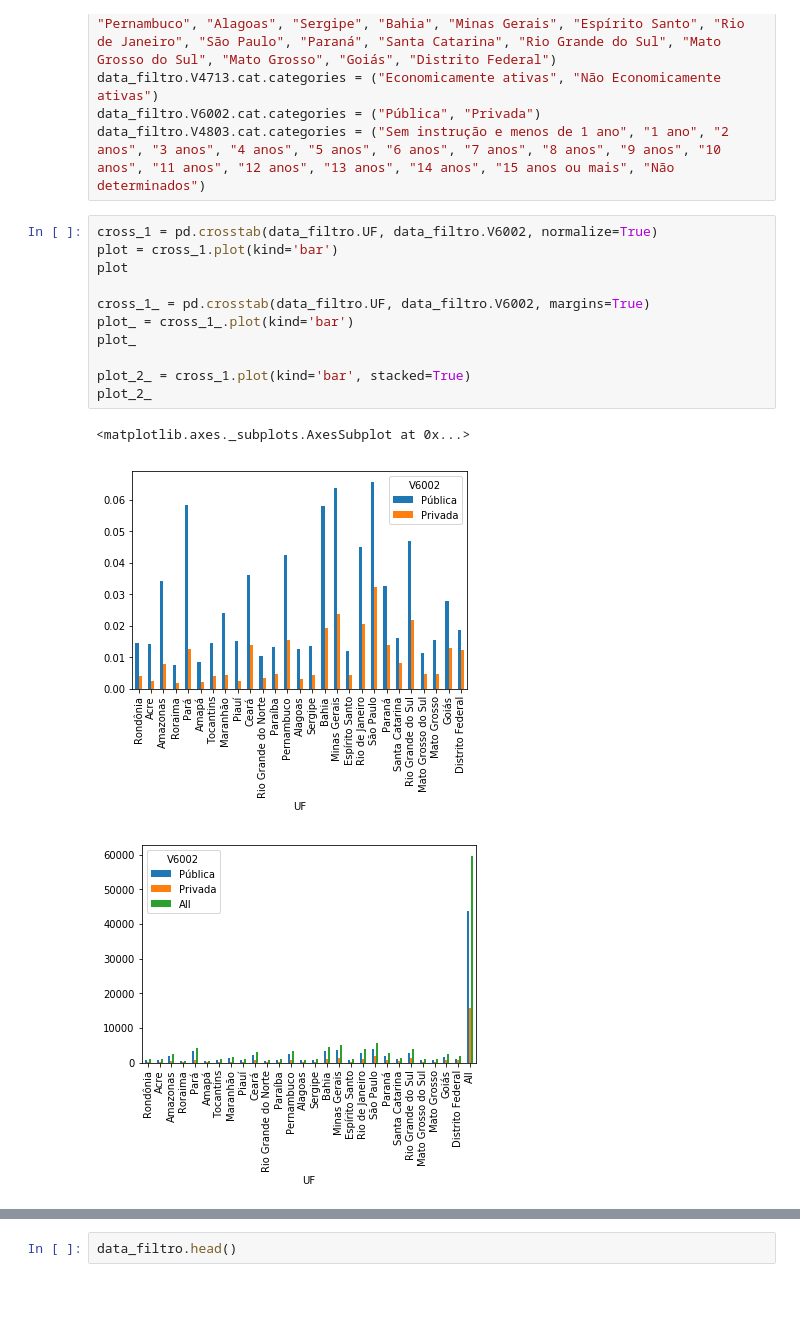
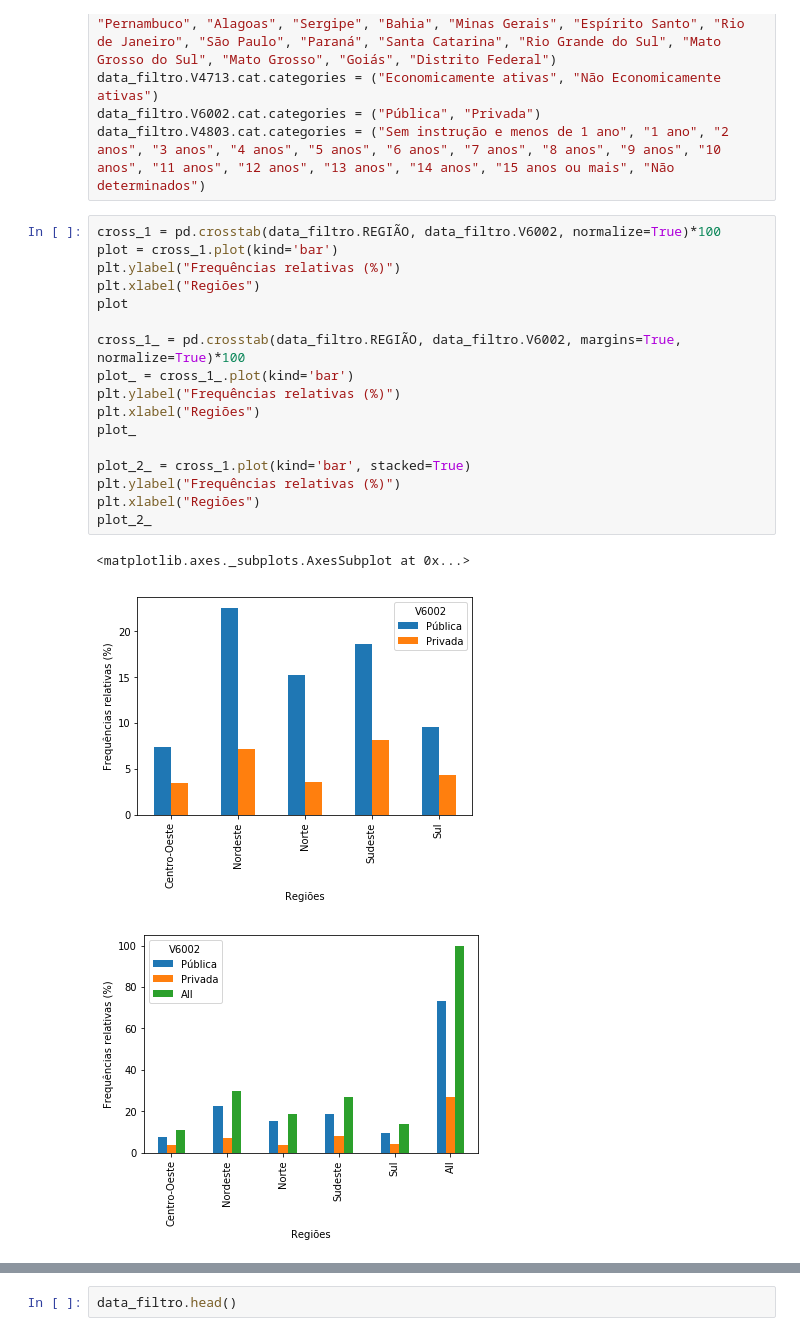
Before and after one commit to FidyBack/projeto_Cdata, a Jupyter notebook: Projeto_PNAD.ipynb, the cells around one changed output, grey strips where cells are left out. Saved outputs shown, nothing was run; the diff lists cells and outputs as text; blank space fills up the shorter version.

```diff
--- a/Projeto_PNAD.ipynb
+++ b/Projeto_PNAD.ipynb
@@ -63,17 +63,23 @@ data_filtro.V4713.cat.categories = ("Economicamente ativas", "Não Economicament
 data_filtro.V6002.cat.categories = ("Pública", "Privada")
 data_filtro.V4803.cat.categories = ("Sem instrução e menos de 1 ano", "1 ano", "2 anos", "3 anos", "4 anos", "5 anos", "6 anos", "7 anos", "8 anos", "9 anos", "10 anos", "11 anos", "12 anos", "13 anos", "14 anos", "15 anos ou mais", "Não determinados")
 # %%
-cross_1 = pd.crosstab(data_filtro.UF, data_filtro.V6002, normalize=True)
+cross_1 = pd.crosstab(data_filtro.REGIÃO, data_filtro.V6002, normalize=True)*100
 plot = cross_1.plot(kind='bar')
+plt.ylabel("Frequências relativas (%)")
+plt.xlabel("Regiões")
 plot
 
-cross_1_ = pd.crosstab(data_filtro.UF, data_filtro.V6002, margins=True)
+cross_1_ = pd.crosstab(data_filtro.REGIÃO, data_filtro.V6002, margins=True, normalize=True)*100
 plot_ = cross_1_.plot(kind='bar')
+plt.ylabel("Frequências relativas (%)")
+plt.xlabel("Regiões")
 plot_
 
 plot_2_ = cross_1.plot(kind='bar', stacked=True)
+plt.ylabel("Frequências relativas (%)")
+plt.xlabel("Regiões")
 plot_2_
 # %% [output]
 <matplotlib.axes._subplots.AxesSubplot at 0x...>
-[figure, old version]
+[figure, new version]
-[figure, old version]
+[figure, new version]
```
Also changed, not shown: parts of 1 cell of this notebook.
